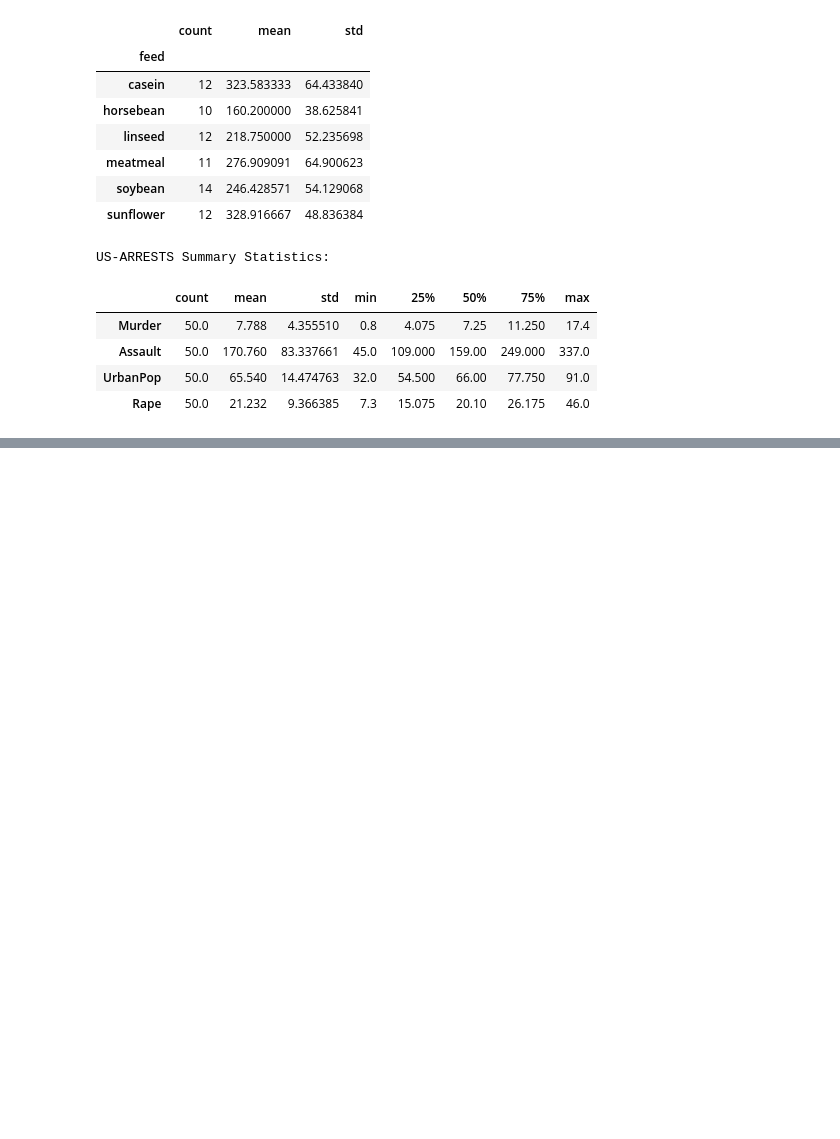
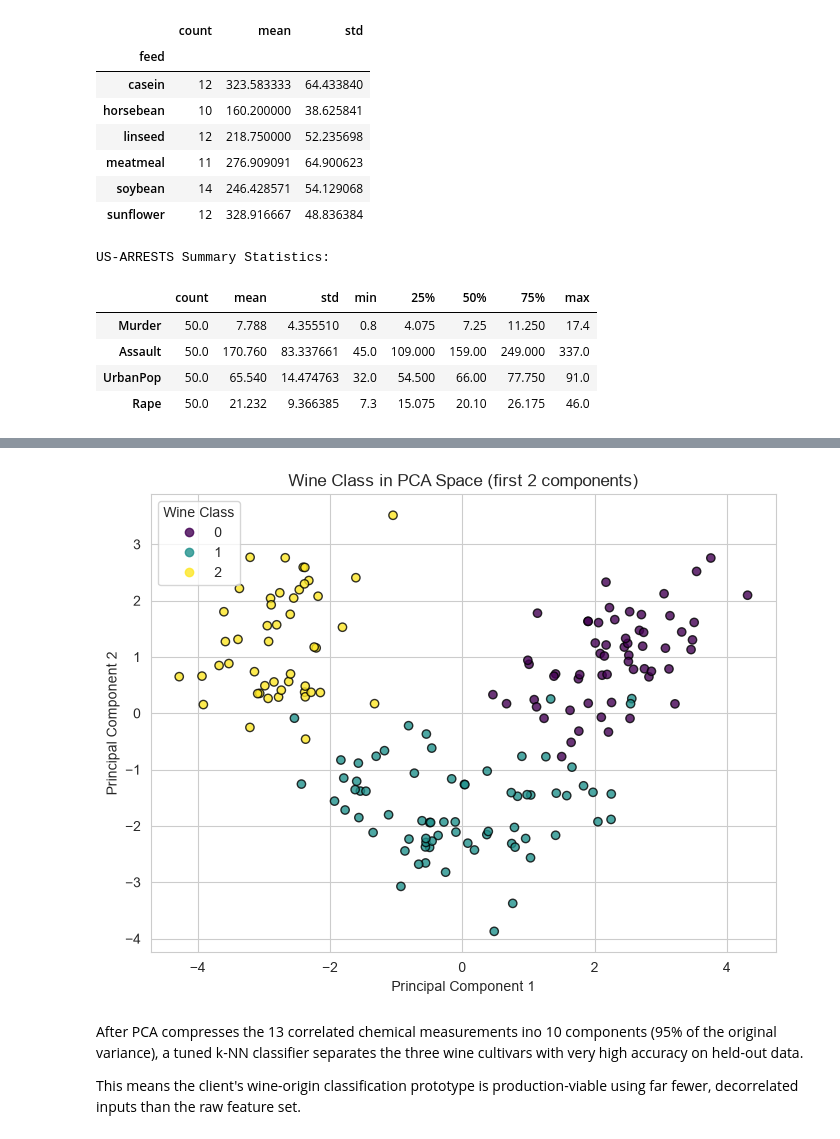
Before and after one commit to Sylvan-Joel-DDS/DataVine_Analytics, a Jupyter notebook: Notebook/DataVine_Analytics.ipynb, the cells around one changed output, grey strips where cells are left out. Saved outputs shown, nothing was run; the diff lists cells and outputs as text; code cells hidden in the pictures; blank space fills up the shorter version.

```diff
--- a/Notebook/DataVine_Analytics.ipynb
+++ b/Notebook/DataVine_Analytics.ipynb
@@ -232,0 +356,16 @@ US-ARRESTS Summary Statistics:
+# %%
+# Visualize class separation in the first 2 PCA components
+plt.figure(figsize=(7, 5.5))
+scatter = plt.scatter(X_wine_pca[:, 0], X_wine_pca[:, 1], c=y_wine, cmap="viridis",edgecolors="k", alpha=0.8)
+plt.xlabel("Principal Component 1")
+plt.ylabel("Principal Component 2")
+plt.title("Wine Class in PCA Space (first 2 components)")
+plt.legend(*scatter.legend_elements(), title="Wine Class")
+plt.tight_layout()
+plt.show()
+# %% [output]
+[figure, added]
+# %% [markdown]
+After PCA compresses the 13 correlated chemical measurements ino 10 components (95% of the original variance), a tuned k-NN classifier separates the three wine cultivars with very high accuracy on held-out data.
+
+This means the client's wine-origin classification prototype is production-viable using far fewer, decorrelated inputs than the raw feature set.
```
Also changed, not shown: parts of 27 cells of this notebook, 1 other file.
